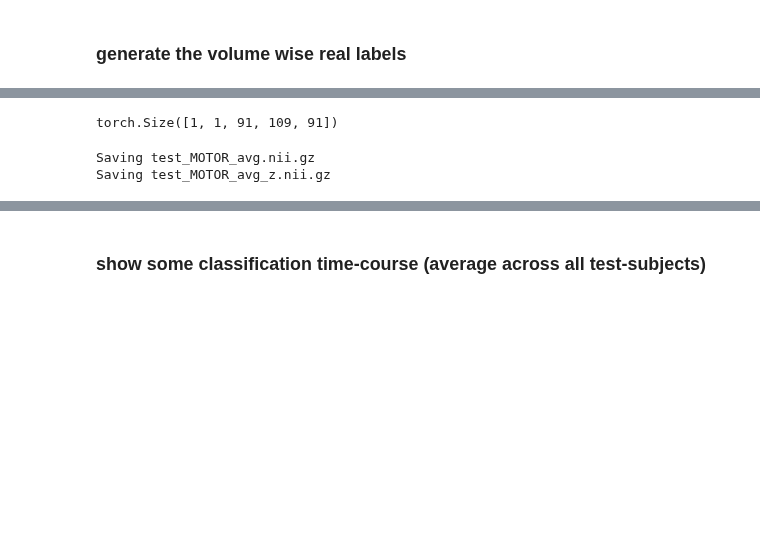
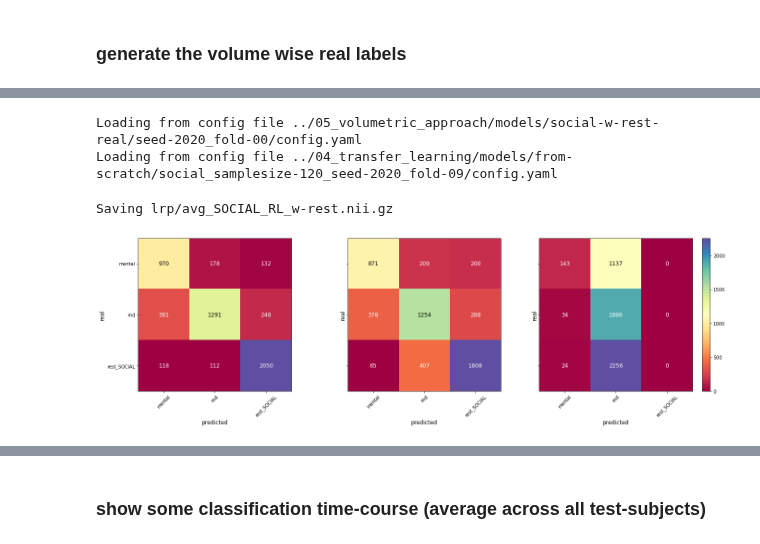
Before and after one commit to PhilippS893/thesis_code_and_analyses, a Jupyter notebook: 06_real-time_simulation/real-time_simulation.ipynb, the cells around one changed output, grey strips where cells are left out. Saved outputs shown, nothing was run; the diff lists cells and outputs as text; code cells hidden in the pictures; blank space fills up the shorter version.

Commit message:
added some real-time simulation things

```diff
--- a/06_real-time_simulation/real-time_simulation.ipynb
+++ b/06_real-time_simulation/real-time_simulation.ipynb
@@ -181,0 +144,3 @@ array([4, 4, 4, 4, 4, 4, 4, 4, 4, 4, 4, 4, 4, 4, 4, 4, 4, 4, 4, 4, 4, 2,
+# %%
+indices = np.arange(len(class_labels))
+indices
@@ -182,19 +169,37 @@ array([4, 4, 4, 4, 4, 4, 4, 4, 4, 4, 4, 4, 4, 4, 4, 4, 4, 4, 4, 4, 4, 2,
+# %%
+#load a CNN
+volume_model = BrainStateClassifier3d(f"../05_volumetric_approach/models/{TASKID.lower()}-w-rest-real/seed-2020_fold-00")
+
+if TASKID == "WM":
+    t_model = BrainStateClassifier3d(f"../04_transfer_learning/models/from-scratch/WM_samplesize-120_seed-2020_fold-01")
+if TASKID == "SOCIAL":
+    t_model = BrainStateClassifier3d(f"../04_transfer_learning/models/from-scratch/social_samplesize-120_seed-2020_fold-09")
+if TASKID == "RELATIONAL":
+    t_model = BrainStateClassifier3d(f"../04_transfer_learning/models/from-scratch/relational_samplesize-120_seed-2020_fold-07")
+if TASKID == "MOTOR":
+    t_model = BrainStateClassifier3d(f"../04_transfer_learning/models/from-scratch/motor_samplesize-120_seed-1224_fold-05")
+# %% [output]
+Loading from config file ../05_volumetric_approach/models/social-w-rest-real/seed-2020_fold-00/config.yaml
+Loading from config file ../04_transfer_learning/models/from-scratch/social_samplesize-120_seed-2020_fold-09/config.yaml
 # %%
 for s, sub in tqdm(enumerate(test_subs), desc="testsubs"):
     path2nifti = f"/media/philippseidel/5tb/hcp_download/{TASKID}/{sub}_{PE}.nii.gz"
+    #path2nifti = f"D:/hcp_download/{TASKID}/{sub}_{PE}.nii.gz"
     # load the data
-    data = nib.load(path2nifti).get_fdata()
+    try:
+        data = nib.load(path2nifti).get_fdata()
+    except:
+        print(path2nifti + "not found. Continuing")
     data = np.nan_to_num(z_transform(data))
 
     data = torch.tensor(data)
 
     if s == 0:
         predicted_volume = np.zeros((data.size()[-1], len(test_subs)))
-        predicted_t = np.zeros_like(predicted_volume)
+        probs_volume = np.zeros((data.size()[-1], volume_model.config["n_classes"], len(test_subs)))
 
-        probs_volume = np.zeros((data.size()[-1], volume_model.config["n_classes"], len(test_subs)))
+        predicted_t = np.zeros((data.size()[-1], len(test_subs)))
         probs_t = np.zeros((data.size()[-1], t_model.config["n_classes"], len(test_subs)))
-
         mu_attr_vol = np.zeros_like(data)
 
     for i in tqdm(range(data.size()[-1]), desc="volumes"):
@@ -211,27 +216,33 @@ for s, sub in tqdm(enumerate(test_subs), desc="testsubs"):
         predicted_t[i,s] = np.argmax(probs_t[i,:, s])
 
         # compute the attributions for each volume
-        #attribution = attribute_with_method(LRP, t_model, in_vol, real[i])
-        #print(attribution.shape)
-        #mu_attr_t[:,:,:,i] += attribution.squeeze().squeeze().detach().numpy()/len(test_subs)
         attribution = attribute_with_method(LRP, volume_model, in_vol, real[i])
         mu_attr_vol[:,:,:,i] += attribution.squeeze().squeeze().detach().numpy()/len(test_subs)
+
+save_in_mni(mu_attr_vol, f"lrp/avg_{TASKID}_{PE}_w-rest.nii.gz" if with_rest else f"lrp/avg_{TASKID}_{PE}_wo-rest.nii.gz")
+# %% [output]
+Saving lrp/avg_SOCIAL_RL_w-rest.nii.gz
-# %%
-attribution.shape
-# %% [output]
-torch.Size([1, 1, 91, 109, 91])
-# %%
-save_in_mni(mu_attr_vol, f"test_{TASKID}_avg.nii.gz")
-mu_attr_vol = z_transform(mu_attr_vol)
-save_in_mni(mu_attr_vol, f"test_{TASKID}_avg_z.nii.gz")
-# %% [output]
-Saving test_MOTOR_avg.nii.gz
-Saving test_MOTOR_avg_z.nii.gz
-# %%
-accs = np.zeros((len(test_subs), 2))
-
-for i in range(len(test_subs)):
-    accs[i, 0] = compute_accuracy(real, predicted_volume[:, i])
-    accs[i, 1] = compute_accuracy(real, predicted_t[:, i])
-
-accs
+# %%
+for i in range(20):
+    if i == 0:
+        svm_preds = np.argmax(y_score[:, :, i], axis=1)
+        cnn_preds = np.argmax(probs_volume[:, :, i], axis=1)
+        t_preds = np.argmax(probs_t[:, :, i], axis=1)
+    else:
+        svm_preds = np.hstack((svm_preds, np.argmax(y_score[:, :, i], axis=1)))
+        cnn_preds = np.hstack((cnn_preds, np.argmax(probs_volume[:, :, i], axis=1)))
+        t_preds = np.hstack((t_preds, np.argmax(probs_t[:, :, i], axis=1)))
+# %%
+fig, axes = plt.subplots(1, 3, figsize=(20, 6), sharex=True, sharey=True, gridspec_kw={'width_ratios': [1, 1, 1]})
+_ = confusion_matrix(np.tile(real, len(test_subs)), svm_preds, class_labels, ax=axes[0]);
+#axes[0].set_title("summed confmat: svm")
+_ = confusion_matrix(np.tile(real, len(test_subs)), cnn_preds, class_labels, ax=axes[1])
+#axes[1].set_title("summed confmat: CNN")
+_, conf_ax = confusion_matrix(np.tile(real, len(test_subs)), t_preds, class_labels, ax=axes[2])
+#axes[1].set_title("summed confmat: CNN")
+fig.colorbar(conf_ax, ax=axes[2])
+
+fig.tight_layout()
+plt.savefig(f'figures/summed_confmat_{TASKID}_{PE}_w-rest.pdf' if with_rest else f'figures/summed_confmat_{TASKID}_{PE}_wo-rest.pdf', facecolor=fig.get_facecolor(), transparent=True)
+# %% [output]
+[figure, added]
```
Also changed, not shown: parts of 32 cells of this notebook, 25 other files.
